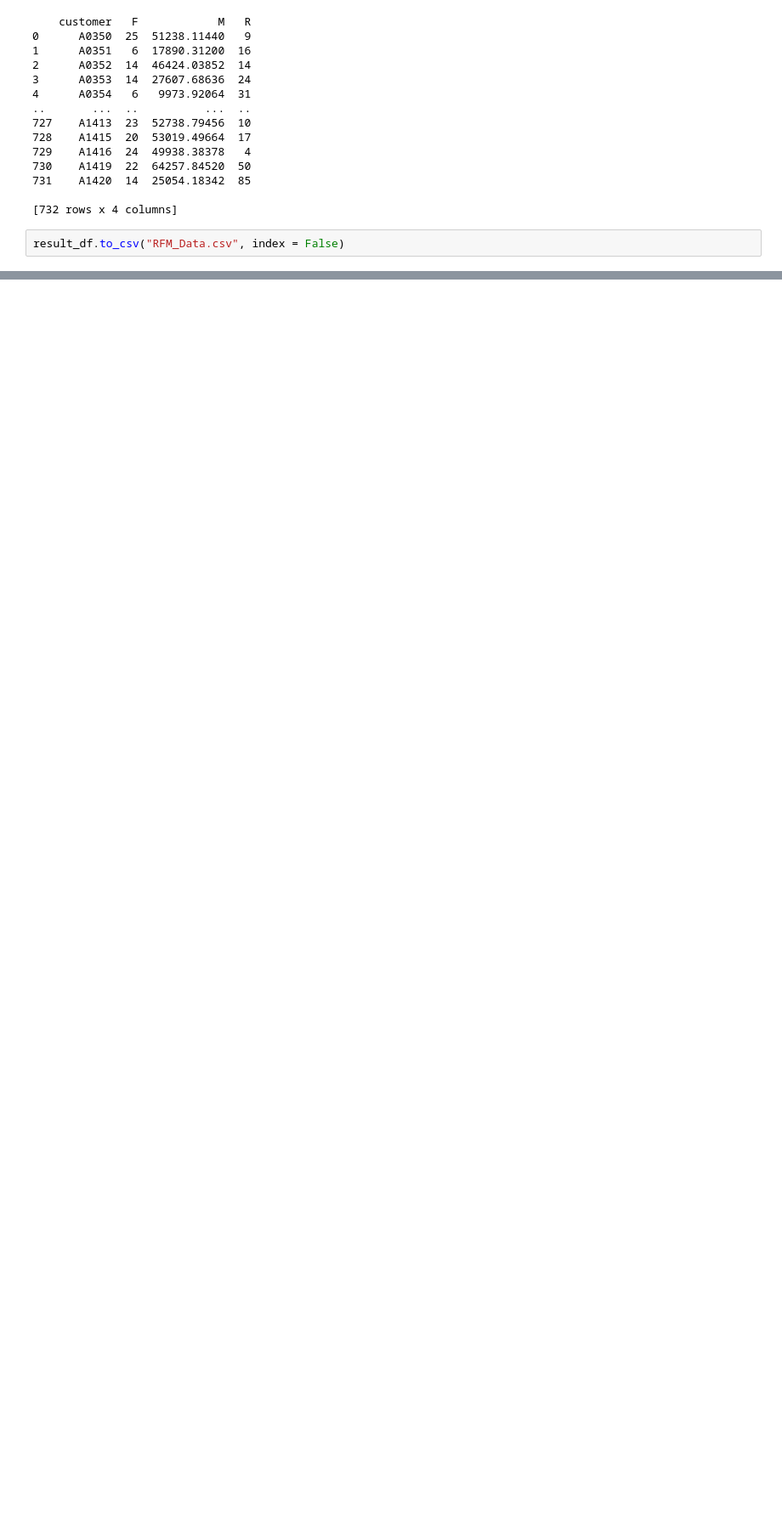
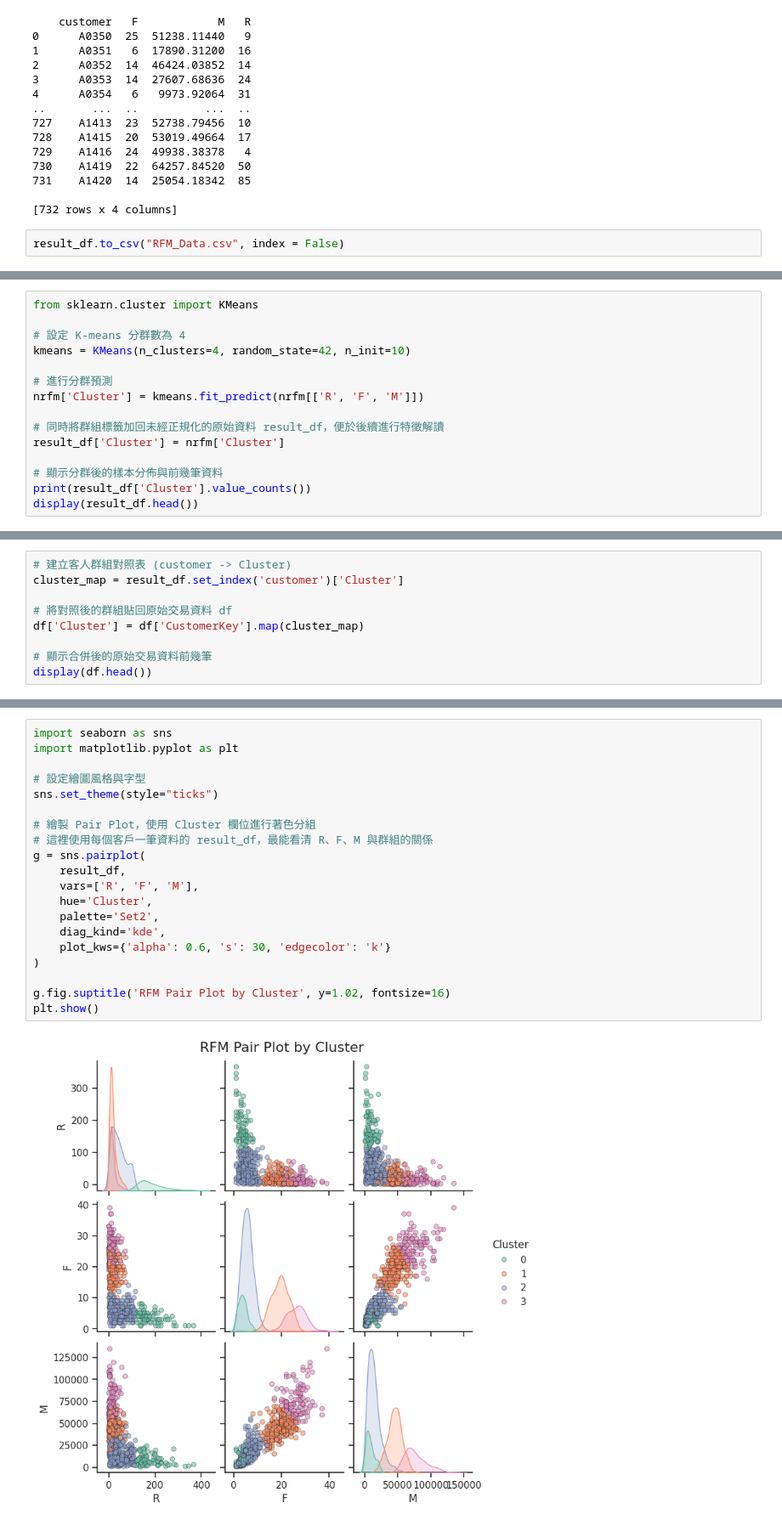
Before and after one commit to hey870922/RFM-Analysis, a Jupyter notebook: RFM_Analysis.ipynb, the cells around one changed output, grey strips where cells are left out. Shown at 85% size. Saved outputs shown, nothing was run; the diff lists cells and outputs as text; blank space fills up the shorter version.

```diff
--- a/RFM_Analysis.ipynb
+++ b/RFM_Analysis.ipynb
@@ -56,0 +101,15 @@ result_df.to_csv("RFM_Data.csv", index = False)
+# %%
+from sklearn.cluster import KMeans
+
+# 設定 K-means 分群數為 4
+kmeans = KMeans(n_clusters=4, random_state=42, n_init=10)
+
+# 進行分群預測
+nrfm['Cluster'] = kmeans.fit_predict(nrfm[['R', 'F', 'M']])
+
+# 同時將群組標籤加回未經正規化的原始資料 result_df，便於後續進行特徵解讀
+result_df['Cluster'] = nrfm['Cluster']
+
+# 顯示分群後的樣本分佈與前幾筆資料
+print(result_df['Cluster'].value_counts())
+display(result_df.head())
@@ -56,0 +129,9 @@ result_df.to_csv("RFM_Data.csv", index = False)
+# %%
+# 建立客人群組對照表 (customer -> Cluster)
+cluster_map = result_df.set_index('customer')['Cluster']
+
+# 將對照後的群組貼回原始交易資料 df
+df['Cluster'] = df['CustomerKey'].map(cluster_map)
+
+# 顯示合併後的原始交易資料前幾筆
+display(df.head())
@@ -56,0 +145,22 @@ result_df.to_csv("RFM_Data.csv", index = False)
+# %%
+import seaborn as sns
+import matplotlib.pyplot as plt
+
+# 設定繪圖風格與字型
+sns.set_theme(style="ticks")
+
+# 繪製 Pair Plot，使用 Cluster 欄位進行著色分組
+# 這裡使用每個客戶一筆資料的 result_df，最能看清 R、F、M 與群組的關係
+g = sns.pairplot(
+    result_df,
+    vars=['R', 'F', 'M'],
+    hue='Cluster',
+    palette='Set2',
+    diag_kind='kde',
+    plot_kws={'alpha': 0.6, 's': 30, 'edgecolor': 'k'}
+)
+
+g.fig.suptitle('RFM Pair Plot by Cluster', y=1.02, fontsize=16)
+plt.show()
+# %% [output]
+[figure, added]
```
Also changed, not shown: parts of 11 cells of this notebook.
